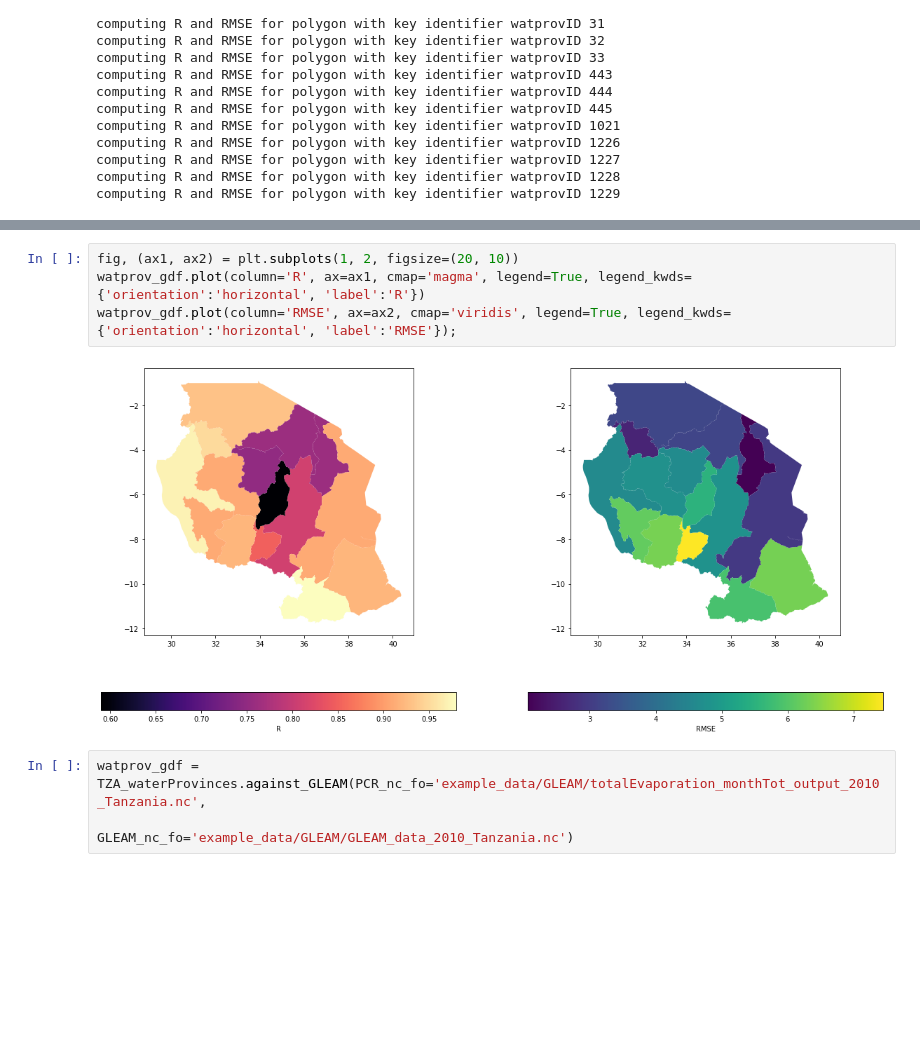
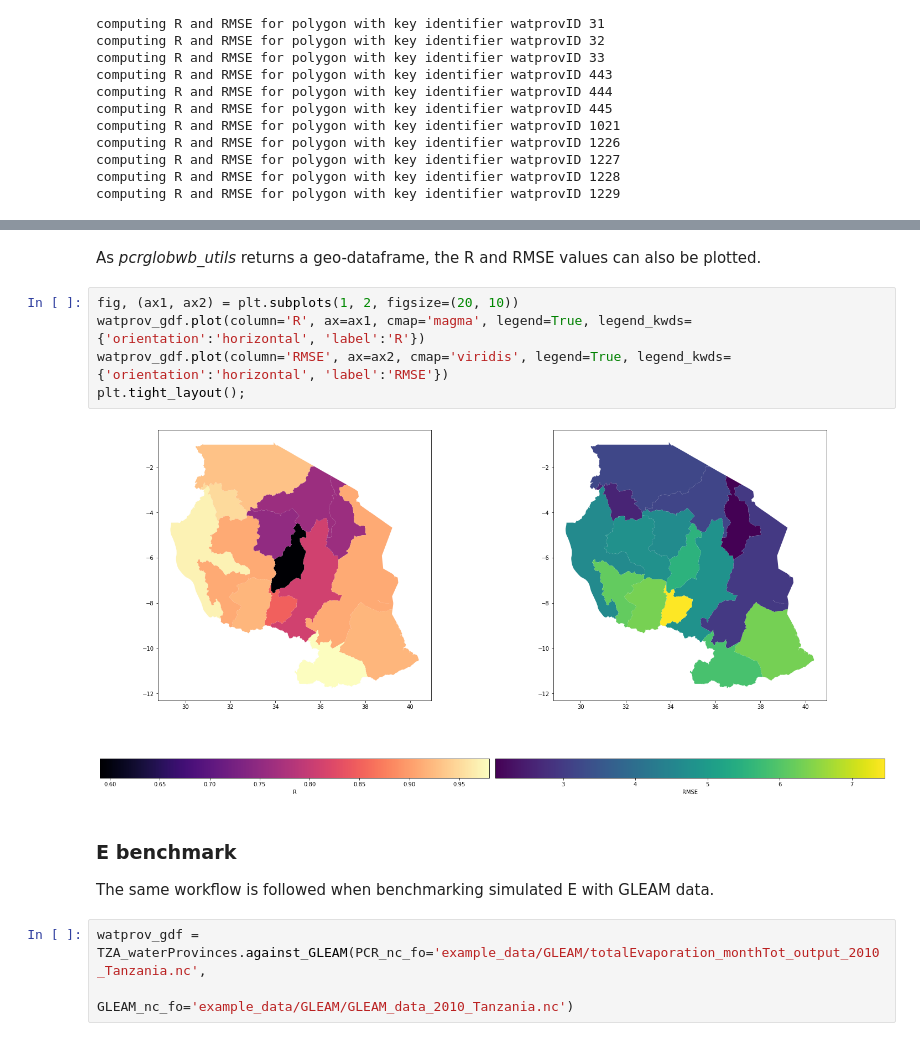
Before and after one commit to JannisHoch/pcrglobwb_utils, a Jupyter notebook: examples/GRACE_GLEAM_validation.ipynb, the cells around one changed output, grey strips where cells are left out. Drawn from its saved outputs; the diff is of its cells as text; blank space fills up the shorter version.

```diff
--- a/examples/GRACE_GLEAM_validation.ipynb
+++ b/examples/GRACE_GLEAM_validation.ipynb
@@ -57,9 +91,16 @@ computing R and RMSE for polygon with key identifier watprovID 1229
+# %% [markdown]
+As *pcrglobwb_utils* returns a geo-dataframe, the R and RMSE values can also be plotted.
 # %%
 fig, (ax1, ax2) = plt.subplots(1, 2, figsize=(20, 10))
 watprov_gdf.plot(column='R', ax=ax1, cmap='magma', legend=True, legend_kwds={'orientation':'horizontal', 'label':'R'})
-watprov_gdf.plot(column='RMSE', ax=ax2, cmap='viridis', legend=True, legend_kwds={'orientation':'horizontal', 'label':'RMSE'});
+watprov_gdf.plot(column='RMSE', ax=ax2, cmap='viridis', legend=True, legend_kwds={'orientation':'horizontal', 'label':'RMSE'})
+plt.tight_layout();
 # %% [output]
-[figure, old version]
+[figure, new version]
+# %% [markdown]
+### E benchmark
+
+The same workflow is followed when benchmarking simulated E with GLEAM data.
 # %%
 watprov_gdf = TZA_waterProvinces.against_GLEAM(PCR_nc_fo='example_data/GLEAM/totalEvaporation_monthTot_output_2010_Tanzania.nc',
                                                GLEAM_nc_fo='example_data/GLEAM/GLEAM_data_2010_Tanzania.nc')
```
Also changed, not shown: parts of 11 cells of this notebook, 4 other files.
